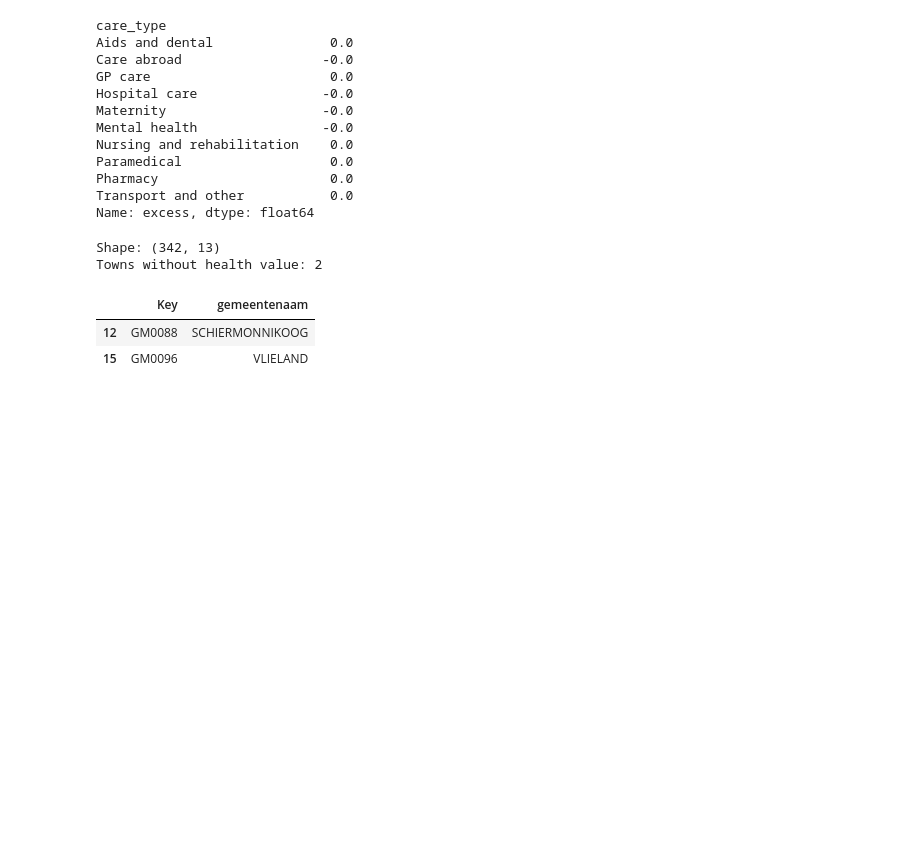
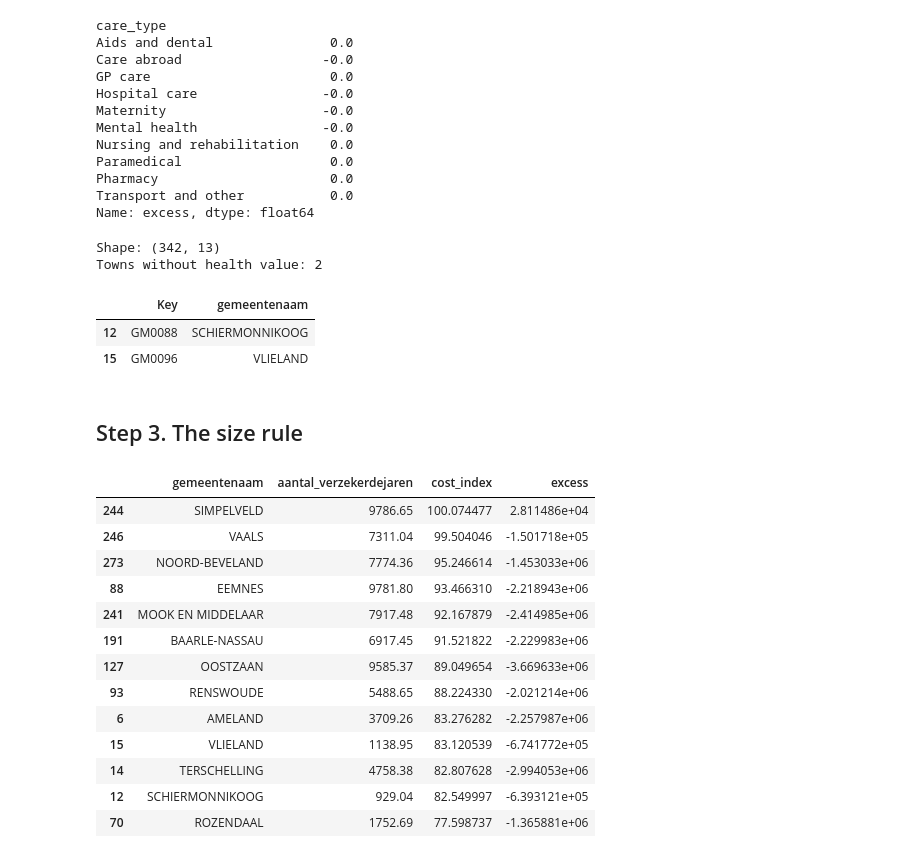
Before and after one commit to FaraRahimi/health-cost-benchmark, a Jupyter notebook: notebooks/03_analyse.ipynb, the cells around one changed output. Saved outputs shown, nothing was run; the diff lists cells and outputs as text; code cells hidden in the pictures; blank space fills up the shorter version.

Commit message:
Analyse step 3a: look at the 13 small towns

```diff
--- a/notebooks/03_analyse.ipynb
+++ b/notebooks/03_analyse.ipynb
@@ -322,3 +322,26 @@ Towns without health value: 2
 |  | Key | gemeentenaam |
 | 12 | GM0088 | SCHIERMONNIKOOG |
 | 15 | GM0096 | VLIELAND |
+# %% [markdown]
+## Step 3. The size rule
+# %%
+# The small towns (under 10,000 insured-years), most expensive first
+small_towns = town_kpis[town_kpis["aantal_verzekerdejaren"] < 10000].sort_values("cost_index", ascending=False)
+
+# Show only the columns we need to judge them
+small_towns[["gemeentenaam", "aantal_verzekerdejaren", "cost_index", "excess"]]
+# %% [output]
+|  | gemeentenaam | aantal_verzekerdejaren | cost_index | excess |
+| 244 | SIMPELVELD | 9786.65 | 100.074477 | 2.811486e+04 |
+| 246 | VAALS | 7311.04 | 99.504046 | -1.501718e+05 |
+| 273 | NOORD-BEVELAND | 7774.36 | 95.246614 | -1.453033e+06 |
+| 88 | EEMNES | 9781.80 | 93.466310 | -2.218943e+06 |
+| 241 | MOOK EN MIDDELAAR | 7917.48 | 92.167879 | -2.414985e+06 |
+| 191 | BAARLE-NASSAU | 6917.45 | 91.521822 | -2.229983e+06 |
+| 127 | OOSTZAAN | 9585.37 | 89.049654 | -3.669633e+06 |
+| 93 | RENSWOUDE | 5488.65 | 88.224330 | -2.021214e+06 |
+| 6 | AMELAND | 3709.26 | 83.276282 | -2.257987e+06 |
+| 15 | VLIELAND | 1138.95 | 83.120539 | -6.741772e+05 |
+| 14 | TERSCHELLING | 4758.38 | 82.807628 | -2.994053e+06 |
+| 12 | SCHIERMONNIKOOG | 929.04 | 82.549997 | -6.393121e+05 |
+| 70 | ROZENDAAL | 1752.69 | 77.598737 | -1.365881e+06 |
```
Also changed, not shown: parts of 1 cell of this notebook.
